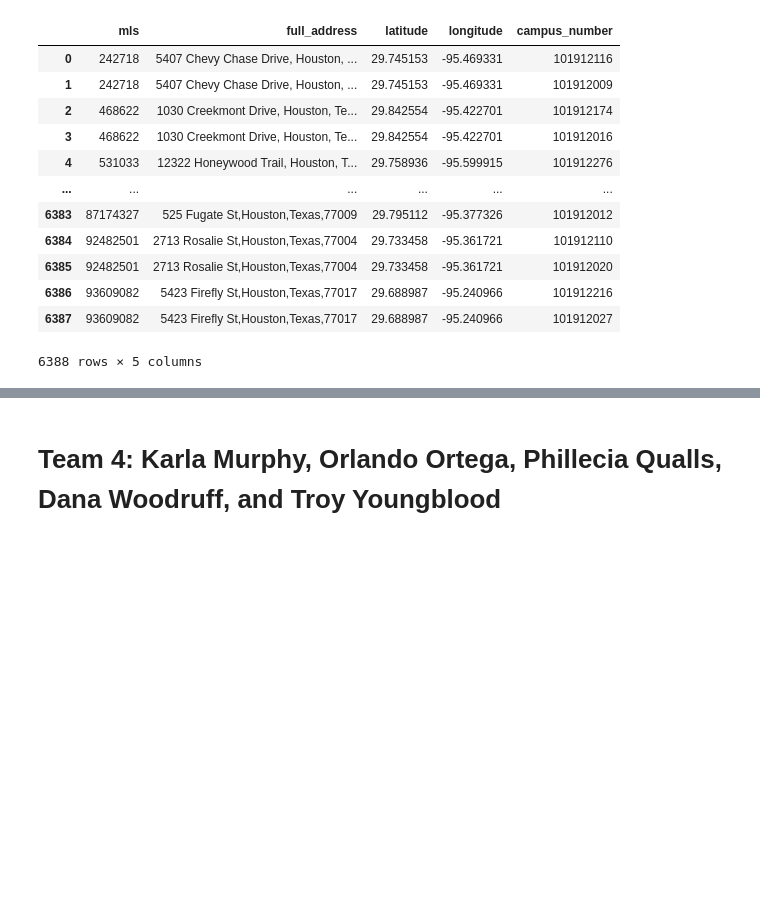
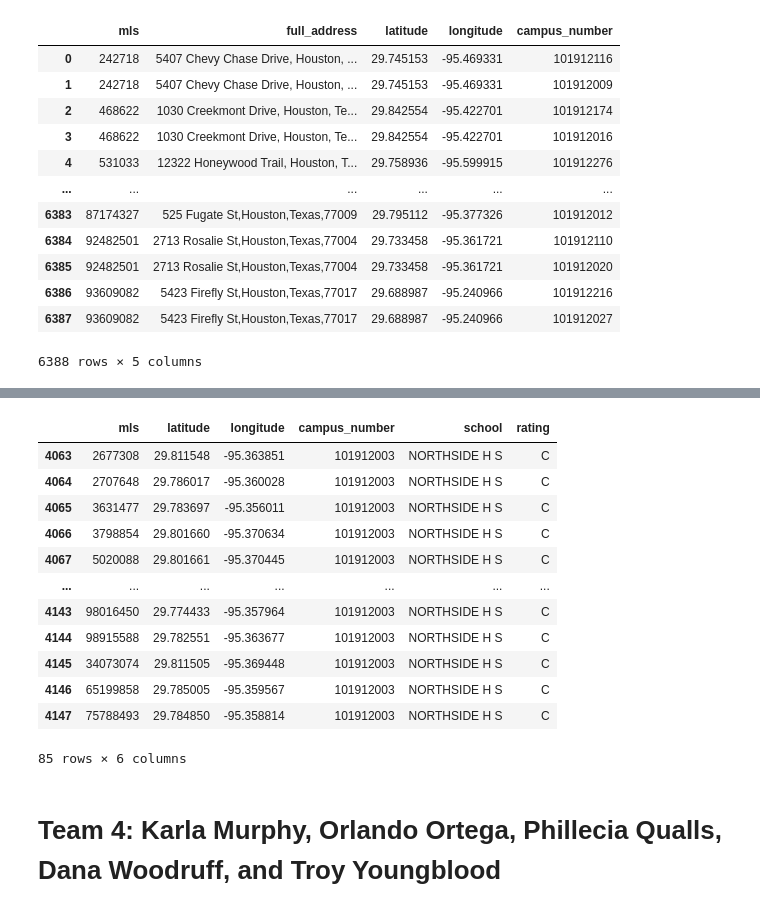
Before and after one commit to ortegaorlando2/Project-2, a Jupyter notebook: Main/heatmap.ipynb, the cells around one changed output, grey strips where cells are left out. Drawn from its saved outputs; the diff is of its cells as text; code cells hidden in the pictures; blank space fills up the shorter version.

```diff
--- a/Main/heatmap.ipynb
+++ b/Main/heatmap.ipynb
@@ -590,2 +619,23 @@ school_heatmap_df
+# %%
+# Get list of high schools
+# selecting rows based on condition
+hs_heatmap_df = school_heatmap_df[school_heatmap_df['school'].str.contains('HS')]
+
+hs_heatmap_df.to_csv("../Resources/hs_heatmap.csv", index = False)
+hs_heatmap_df
+# %% [output]
+|  | mls | latitude | longitude | campus_number | school | rating |
+| 4063 | 2677308 | 29.811548 | -95.363851 | 101912003 | NORTHSIDE H S | C |
+| 4064 | 2707648 | 29.786017 | -95.360028 | 101912003 | NORTHSIDE H S | C |
+| 4065 | 3631477 | 29.783697 | -95.356011 | 101912003 | NORTHSIDE H S | C |
+| 4066 | 3798854 | 29.801660 | -95.370634 | 101912003 | NORTHSIDE H S | C |
+| 4067 | 5020088 | 29.801661 | -95.370445 | 101912003 | NORTHSIDE H S | C |
+| ... | ... | ... | ... | ... | ... | ... |
+| 4143 | 98016450 | 29.774433 | -95.357964 | 101912003 | NORTHSIDE H S | C |
+| 4144 | 98915588 | 29.782551 | -95.363677 | 101912003 | NORTHSIDE H S | C |
+| 4145 | 34073074 | 29.811505 | -95.369448 | 101912003 | NORTHSIDE H S | C |
+| 4146 | 65199858 | 29.785005 | -95.359567 | 101912003 | NORTHSIDE H S | C |
+| 4147 | 75788493 | 29.784850 | -95.358814 | 101912003 | NORTHSIDE H S | C |
+85 rows × 6 columns
 # %% [markdown]
 # Team 4: Karla Murphy, Orlando Ortega, Phillecia Qualls, Dana Woodruff, and Troy Youngblood
```
Also changed, not shown: parts of 4 cells of this notebook, 2 other files.
